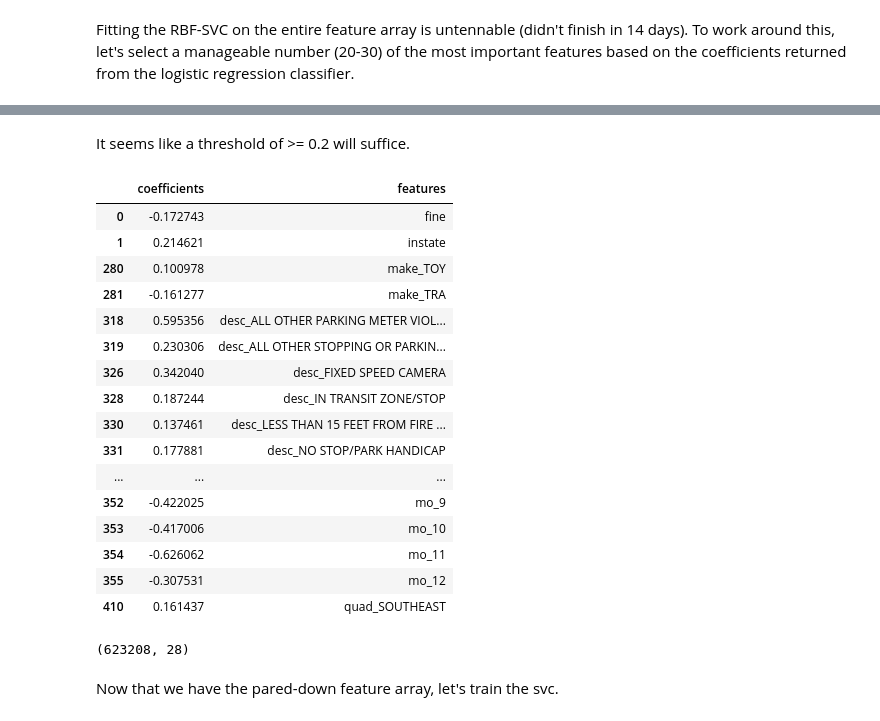
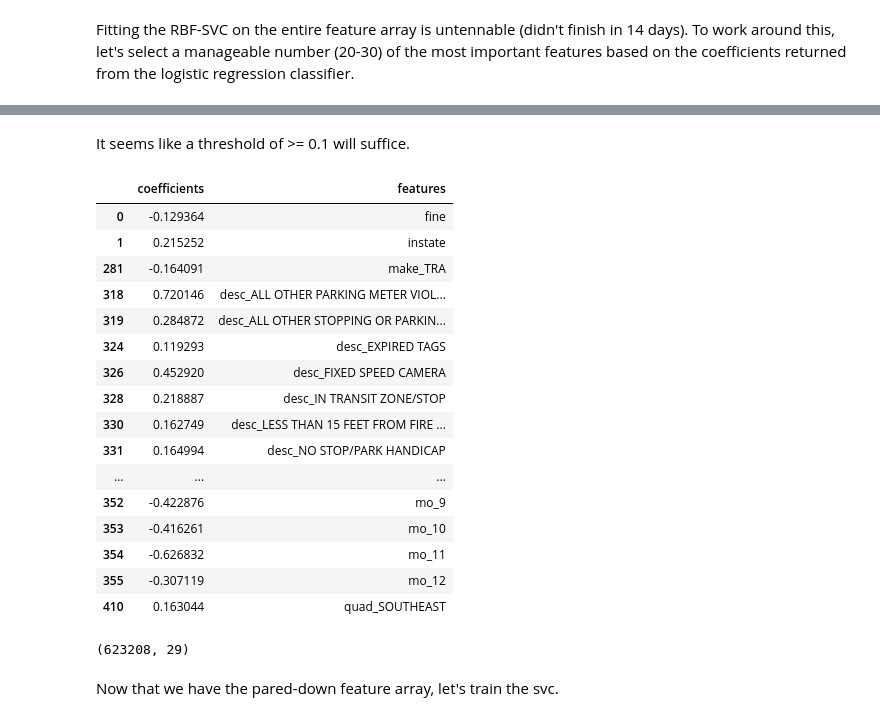
Before and after one commit to tmcdunn/Predicting-Baltimore-Parking-Citations, a Jupyter notebook: code/4_PredictionAndEvaluation.ipynb, the cells around one changed output, grey strips where cells are left out. Saved outputs shown, nothing was run; the diff lists cells and outputs as text; code cells hidden in the pictures.

Commit message:
Updated Code4
Updated Code4 to include more evaluation metrics.

```diff
--- a/code/4_PredictionAndEvaluation.ipynb
+++ b/code/4_PredictionAndEvaluation.ipynb
@@ -109,0 +137,15 @@ Best score: 0.748036080643
+# %%
+#### Uncomment this cell to load trained Logistic Regression estimator from disk ####
+filename = 'persistence/logreg_2018-05-31.sav'
+logreg = joblib.load(filename)
+
+# Predict on eval set
+ypred_logreg = logreg.predict(Xeval)
+
+# Performance Metrics
+print('Logistic Regression')
+print('====================')
+print('Accuracy:',accuracy_score(yeval, ypred_logreg))
+print('Precision:',precision_score(yeval, ypred_logreg))
+print('Recall:', recall_score(yeval, ypred_logreg))
+print('F1:', f1_score(yeval, ypred_logreg))
@@ -147,12 +214,8 @@ Best score: 0.745615422526
 Fitting the RBF-SVC on the entire feature array is untennable (didn't finish in 14 days).
 To work around this, let's select a manageable number (20-30) of the most important features based on the coefficients returned from the logistic regression classifier.
 # %%
-# Train the logreg
-clf = LogisticRegression(C=1)
-clf.fit(Xtrain, ytrain)
-
-# Put the coefficients in a dataframe
-df_features = pd.DataFrame({'features':np.array(X.columns), 'coefficients':clf.coef_[0,:]})
+# Put the Logistic Regression coefficients in a dataframe
+df_features = pd.DataFrame({'features':np.array(X.columns), 'coefficients':logreg.coef_[0,:]})
 df_features.sort_values('coefficients', ascending=False)
 
 # Determine which threshold to use to get a manageable number of features (20-30)
@@ -192,38 +251,41 @@ LogisticRegression(C=1, class_weight=None, dual=False, fit_intercept=True,
 # %% [markdown]
-It seems like a threshold of >= 0.2 will suffice.
+It seems like a threshold of >= 0.1 will suffice.
 # %%
-# Identify the top 28 features from LogReg #21
-df_select28 = df_features[abs(df_features.coefficients) >= 0.1] #>=0.2
-df_select28
+# Identify the top 29 features from LogReg
+df_select29 = df_features[abs(df_features.coefficients) >= 0.1]
+df_select29
 
-# Extract only the 28 identified features
-X28 = X[df_select28.features]
-X28.shape
+# Extract only the 29 identified features
+X29 = X[df_select29.features]
+X29.shape
 
 # Normalize/scale
-X28scaled = scale(X28)
+X29scaled = scale(X29)
 
-# Split data for training-testing 70%-30%
-X28train, X28test, y28train, y28test = train_test_split(X28scaled, y, train_size=0.7, random_state=42)
+# Split data for training and testing (70%, 30% of full set respectively)
+X29training, X29test, y29training, y29test = train_test_split(X29scaled, y, train_size=0.7, random_state=42)
+
+## Split training set again into train and eval (70%, 30% of training set)
+X29train, X29eval, y29train, y29eval = train_test_split(X29training, y29training, train_size=0.7, random_state=42)
 # %% [output]
 |  | coefficients | features |
-| 0 | -0.172743 | fine |
-| 1 | 0.214621 | instate |
-| 280 | 0.100978 | make_TOY |
-| 281 | -0.161277 | make_TRA |
-| 318 | 0.595356 | desc_ALL OTHER PARKING METER VIOL... |
-| 319 | 0.230306 | desc_ALL OTHER STOPPING OR PARKIN... |
-| 326 | 0.342040 | desc_FIXED SPEED CAMERA |
-| 328 | 0.187244 | desc_IN TRANSIT ZONE/STOP |
-| 330 | 0.137461 | desc_LESS THAN 15 FEET FROM FIRE ... |
-| 331 | 0.177881 | desc_NO STOP/PARK HANDICAP |
+| 0 | -0.129364 | fine |
+| 1 | 0.215252 | instate |
+| 281 | -0.164091 | make_TRA |
+| 318 | 0.720146 | desc_ALL OTHER PARKING METER VIOL... |
+| 319 | 0.284872 | desc_ALL OTHER STOPPING OR PARKIN... |
+| 324 | 0.119293 | desc_EXPIRED TAGS |
+| 326 | 0.452920 | desc_FIXED SPEED CAMERA |
+| 328 | 0.218887 | desc_IN TRANSIT ZONE/STOP |
+| 330 | 0.162749 | desc_LESS THAN 15 FEET FROM FIRE ... |
+| 331 | 0.164994 | desc_NO STOP/PARK HANDICAP |
 | ... | ... | ... |
-| 352 | -0.422025 | mo_9 |
-| 353 | -0.417006 | mo_10 |
-| 354 | -0.626062 | mo_11 |
-| 355 | -0.307531 | mo_12 |
-| 410 | 0.161437 | quad_SOUTHEAST |
+| 352 | -0.422876 | mo_9 |
+| 353 | -0.416261 | mo_10 |
+| 354 | -0.626832 | mo_11 |
+| 355 | -0.307119 | mo_12 |
+| 410 | 0.163044 | quad_SOUTHEAST |
-(623208, 28)
+(623208, 29)
 # %% [markdown]
 Now that we have the pared-down feature array, let's train the svc.
 # %%
```
Also changed, not shown: parts of 43 cells of this notebook.
